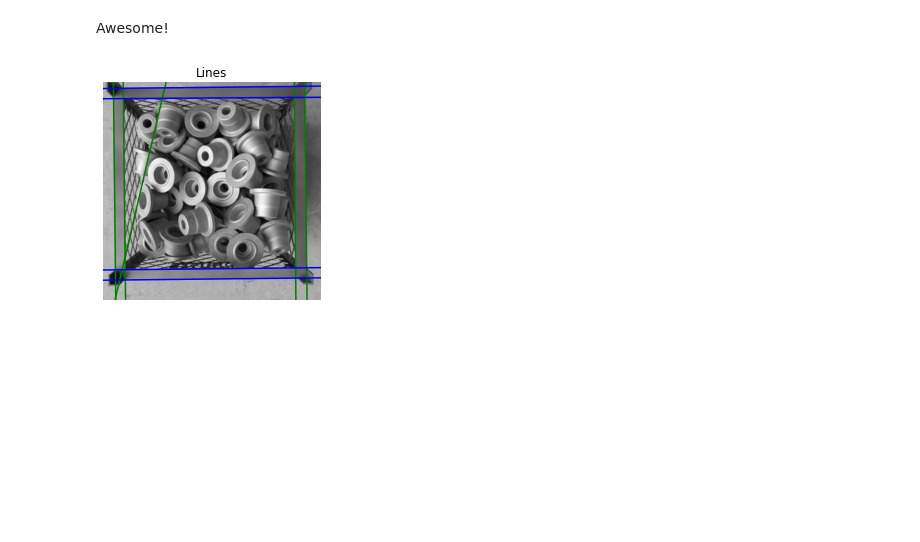
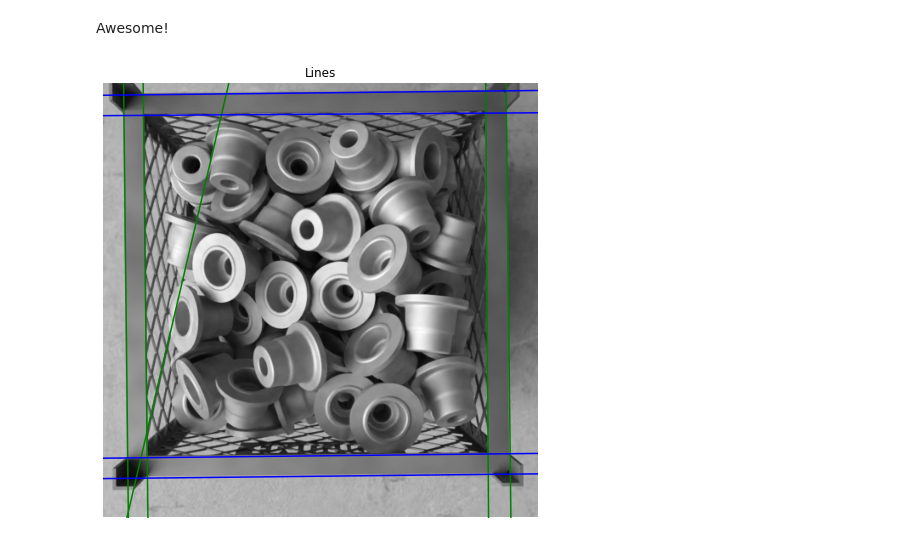
Before and after one commit to brunompacheco/part-counting, a Jupyter notebook: notebooks/01.00-bmp-box-cropping.ipynb, the cells around one changed output. Drawn from its saved outputs; the diff is of its cells as text; code cells hidden in the pictures; blank space fills up the shorter version.

```diff
--- a/notebooks/01.00-bmp-box-cropping.ipynb
+++ b/notebooks/01.00-bmp-box-cropping.ipynb
@@ -251,7 +251,7 @@ best_i = np.isin(angles, best_angles[:4])
 best_angles = angles[best_i]
 best_dists = dists[best_i]
 # %%
-fig, ax = plt.subplots()
+fig, ax = plt.subplots(figsize=(8, 8))
 
 ax.imshow(img, cmap=cm.gray)
 ax.set_ylim((img.shape[0], 0))
@@ -339,7 +339,7 @@ best_i = np.isin(angles, best_angles[:4])
 best_angles = angles[best_i]
 best_dists = dists[best_i]
 
-fig, ax = plt.subplots()
+fig, ax = plt.subplots(figsize=(8, 8))
 
 ax.imshow(img, cmap=cm.gray)
 ax.set_ylim((img.shape[0], 0))
@@ -364,24 +364,24 @@ from src.features.cropping import get_lines, pick_similar_lines
 
 v_lines, h_lines = get_lines(color)
 # %%
-fig, ax = plt.subplots()
+fig, ax = plt.subplots(figsize=(8, 8))
 
 ax.imshow(img, cmap=cm.gray)
 ax.set_ylim((img.shape[0], 0))
 ax.set_axis_off()
 ax.set_title('Lines')
 
 for angle, dist in zip(*v_lines):
     (x0, y0) = dist * np.array([np.cos(angle), np.sin(angle)])
     ax.axline((x0, y0), slope=np.tan(angle + np.pi/2), color='green')
 
 for angle, dist in zip(*h_lines):
     (x0, y0) = dist * np.array([np.cos(angle), np.sin(angle)])
     ax.axline((x0, y0), slope=np.tan(angle + np.pi/2), color='blue')
 
 plt.show()
 # %% [output]
-[figure, old version]
+[figure, new version]
 # %%
 best_v_lines = pick_similar_lines(*v_lines)
 best_h_lines = pick_similar_lines(*h_lines)
```
Also changed, not shown: parts of 6 cells of this notebook, 1 other file.
